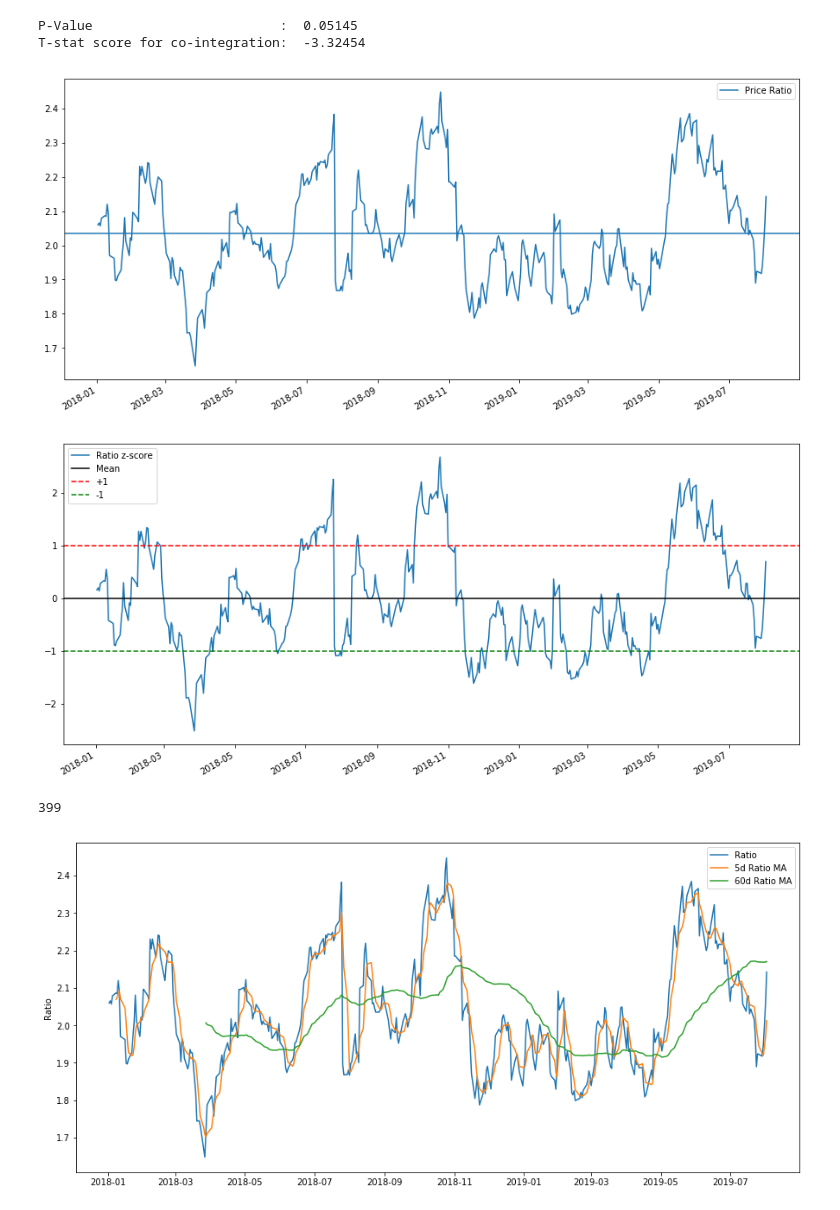
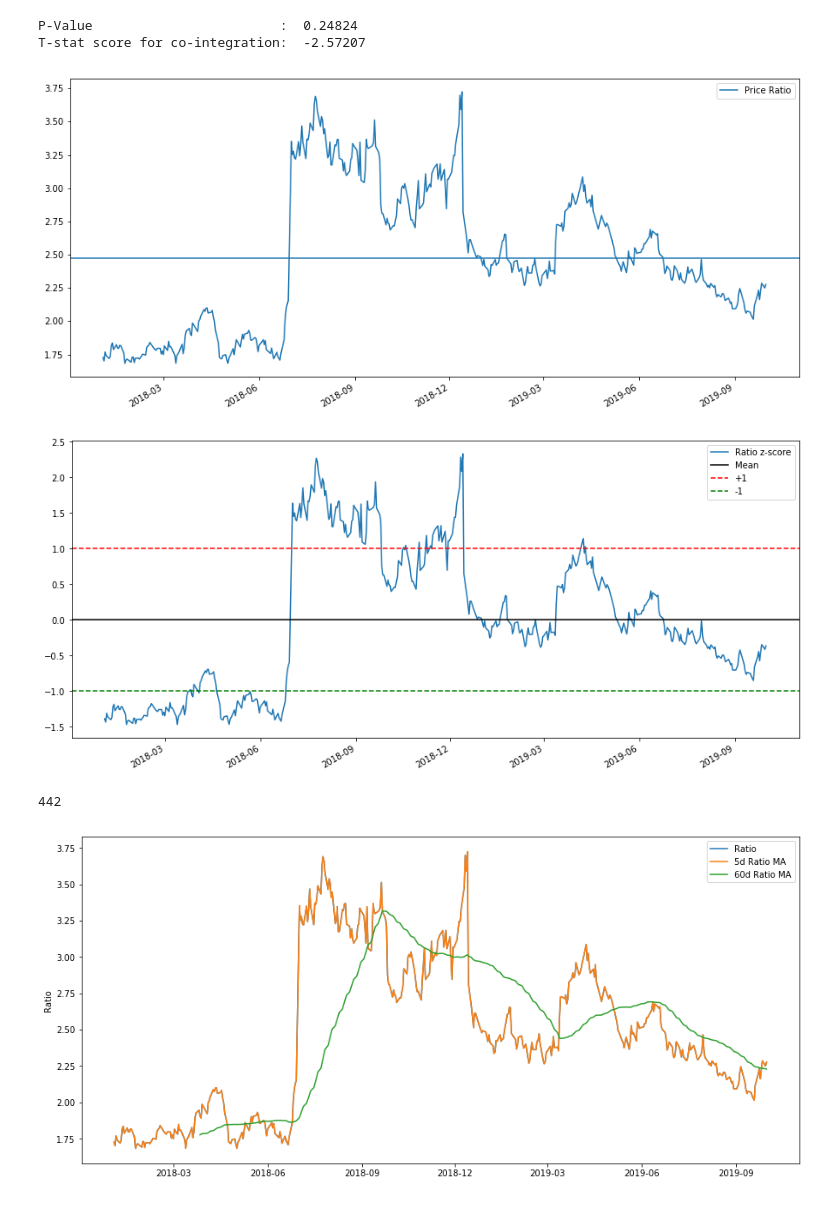
Before and after one commit to gsamarakoon/Quant-trading, a Jupyter notebook: Quant trading test models - picking pairs and backtesting.ipynb, the cells around one changed output. Drawn from its saved outputs; the diff is of its cells as text; code cells hidden in the pictures.

```diff
--- a/Quant trading test models - picking pairs and backtesting.ipynb
+++ b/Quant trading test models - picking pairs and backtesting.ipynb
@@ -37,8 +37,8 @@ startDateStr = '2018/01/01'
 endDateStr = '2019/12/12'
 cachedFolderName = 'yahooData/'
 dataSetId = 'testPairsTrading'
-instrumentIds = ['mchp','vht','EBAY','FB','twtr','snap','DHR',
-                 'FISV','EXPE','VGT','ADBE','XOM','BP','GOOG','AMZN','ABT','AGN','COF','CRM','mdt','bsx']
+instrumentIds = ['sig.ax','pme.ax','myx.ax','fph.ax',
+                 'csl.ax','coh.ax','api.ax','ann.ax']
 ds = YahooStockDataSource(cachedFolderName=cachedFolderName,
                             dataSetId=dataSetId,
                             instrumentIds=instrumentIds,
@@ -94,6 +88,6 @@ print(pairs)
 # %%
-S1 = data['FB']
-S2 = data['mchp']
+S1 = data['api.ax']
+S2 = data['sig.ax']
 score, pvalue, _ = coint(S1, S2)
 print('P-Value                        : ',pvalue.round(5))
 print("T-stat score for co-integration: ",score.round(5))
@@ -103,9 +97,9 @@ plt.axhline(ratios.mean())
 plt.legend(['Price Ratio'])
 plt.show()
 # %% [output]
-P-Value                        :  0.05145
-T-stat score for co-integration:  -3.32454
+P-Value                        :  0.24824
+T-stat score for co-integration:  -2.57207
-[figure, old version]
+[figure, new version]
 # %%
 def zscore(series):
     return (series - series.mean()) / np.std(series)
@@ -117,36 +111,36 @@ plt.axhline(-1.0, color='green', linestyle='--')
 plt.legend(['Ratio z-score', 'Mean', '+1', '-1'])
 plt.show()
 # %% [output]
-[figure, old version]
+[figure, new version]
 # %%
 ratios = S1 / S2
 print(len(ratios))
 train = ratios[:504]
 test = ratios[504:]
 # %% [output]
-399
+442
 # %%
-ratios_mavg5 = train.rolling(window=5,
+ratios_mavg5 = train.rolling(window=1,
                                center=False).mean()
 
 ratios_mavg60 = train.rolling(window=60,
                                center=False).mean()
 
 std_60 = train.rolling(window=60,
                         center=False).std()
 
 zscore_60_5 = (ratios_mavg5 - ratios_mavg60)/std_60
 plt.figure(figsize=(15,7))
 plt.plot(train.index, train.values)
 plt.plot(ratios_mavg5.index, ratios_mavg5.values)
 plt.plot(ratios_mavg60.index, ratios_mavg60.values)
 
 plt.legend(['Ratio','5d Ratio MA', '60d Ratio MA'])
 
 plt.ylabel('Ratio')
 plt.show()
 # %% [output]
-[figure, old version]
+[figure, new version]
 # %%
 # Take a rolling 60 day standard deviation
 std_60 = train.rolling(window=60,center=False).std()
```
Also changed, not shown: parts of 7 cells of this notebook, 35 other files.
